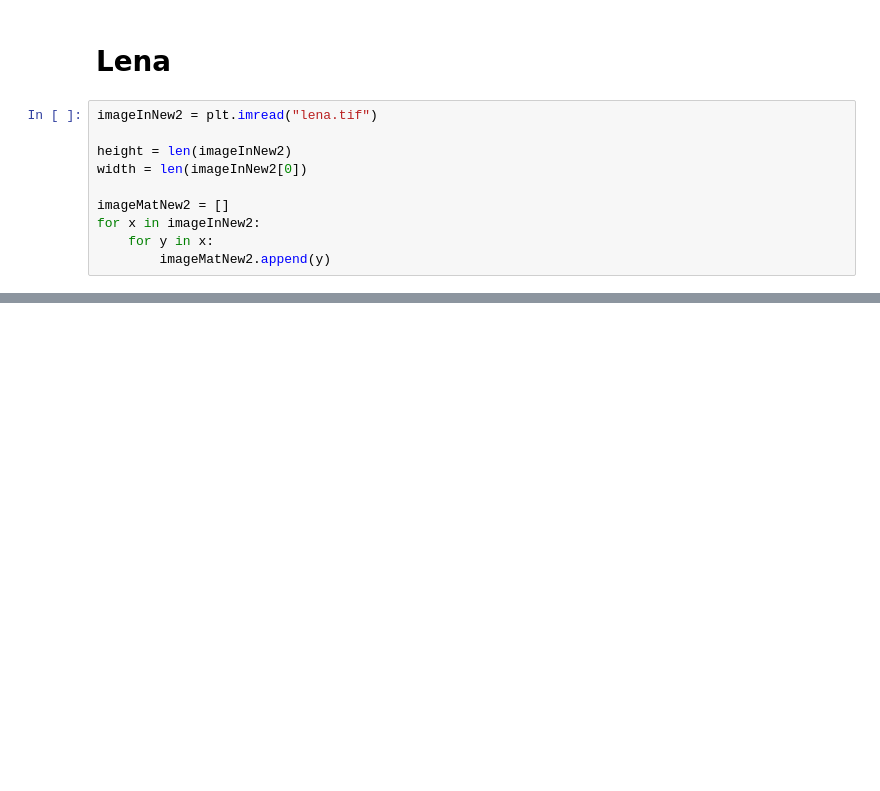
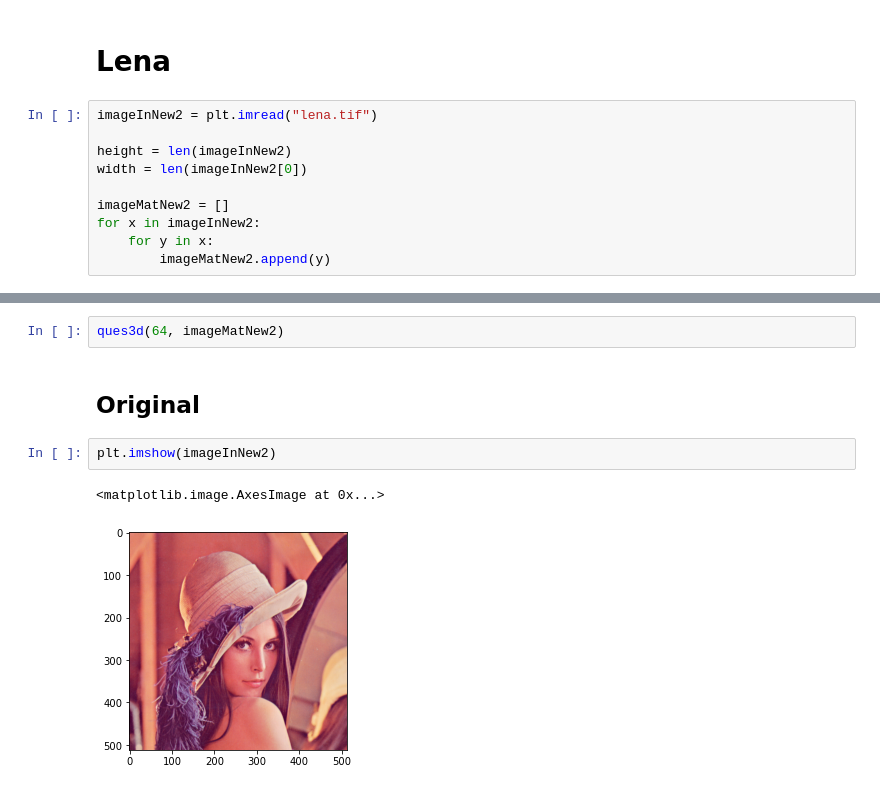
Before and after one commit to WITS-ML-Tut-Group/ML-Notebooks, a Jupyter notebook: Clustering/Clustering.ipynb, the cells around one changed output, grey strips where cells are left out. Cells and saved outputs as stored; diff of their text form; blank space fills up the shorter version.

```diff
--- a/Clustering/Clustering.ipynb
+++ b/Clustering/Clustering.ipynb
@@ -309,0 +448,9 @@ ques3d(32, imageMatNew2)
+# %%
+ques3d(64, imageMatNew2)
+# %% [markdown]
+## Original
+# %%
+plt.imshow(imageInNew2)
+# %% [output]
+<matplotlib.image.AxesImage at 0x...>
+[figure, added]
```
Also changed, not shown: parts of 22 cells of this notebook.
